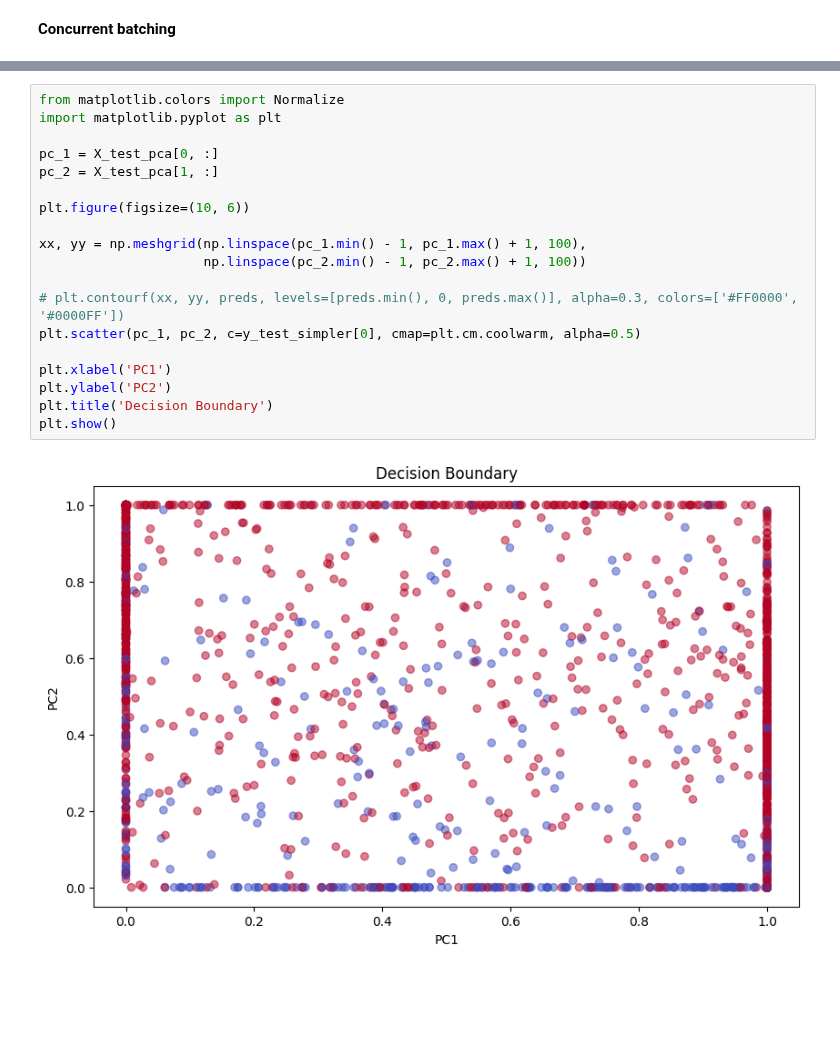
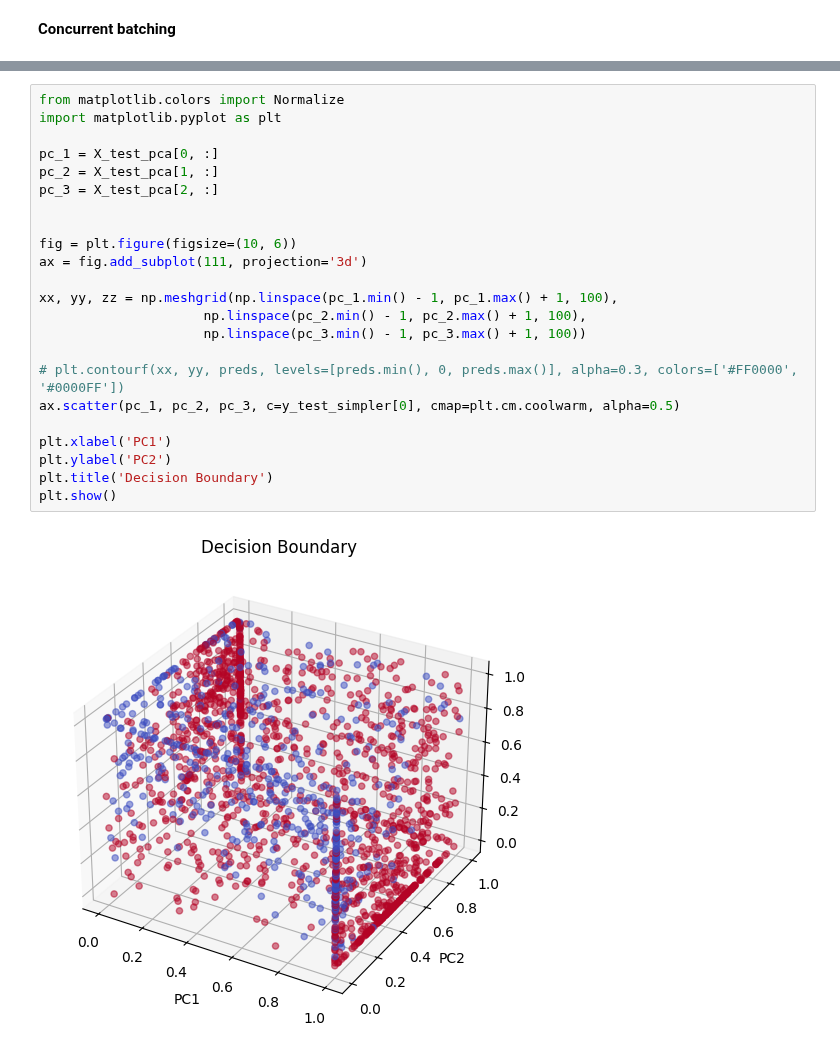
Before and after one commit to lucas066001/IllnessRecognition, a Jupyter notebook: app/dl/manualNetworkFinding.ipynb, the cells around one changed output, grey strips where cells are left out. Drawn from its saved outputs; the diff is of its cells as text; blank space fills up the shorter version.

```diff
--- a/app/dl/manualNetworkFinding.ipynb
+++ b/app/dl/manualNetworkFinding.ipynb
@@ -327,21 +327,25 @@ Least precision :0.7173919612606788
 # %%
 from matplotlib.colors import Normalize
 import matplotlib.pyplot as plt
 
 pc_1 = X_test_pca[0, :]
 pc_2 = X_test_pca[1, :]
+pc_3 = X_test_pca[2, :]
 
-plt.figure(figsize=(10, 6))
 
-xx, yy = np.meshgrid(np.linspace(pc_1.min() - 1, pc_1.max() + 1, 100),
-                     np.linspace(pc_2.min() - 1, pc_2.max() + 1, 100))
+fig = plt.figure(figsize=(10, 6))
+ax = fig.add_subplot(111, projection='3d')
+
+xx, yy, zz = np.meshgrid(np.linspace(pc_1.min() - 1, pc_1.max() + 1, 100),
+                     np.linspace(pc_2.min() - 1, pc_2.max() + 1, 100),
+                     np.linspace(pc_3.min() - 1, pc_3.max() + 1, 100))
 
 # plt.contourf(xx, yy, preds, levels=[preds.min(), 0, preds.max()], alpha=0.3, colors=['#FF0000', '#0000FF'])
-plt.scatter(pc_1, pc_2, c=y_test_simpler[0], cmap=plt.cm.coolwarm, alpha=0.5)
+ax.scatter(pc_1, pc_2, pc_3, c=y_test_simpler[0], cmap=plt.cm.coolwarm, alpha=0.5)
 
 plt.xlabel('PC1')
 plt.ylabel('PC2')
 plt.title('Decision Boundary')
 plt.show()
 # %% [output]
-[figure, old version]
+[figure, new version]
```
Also changed, not shown: parts of 3 cells of this notebook, 2 other files.
